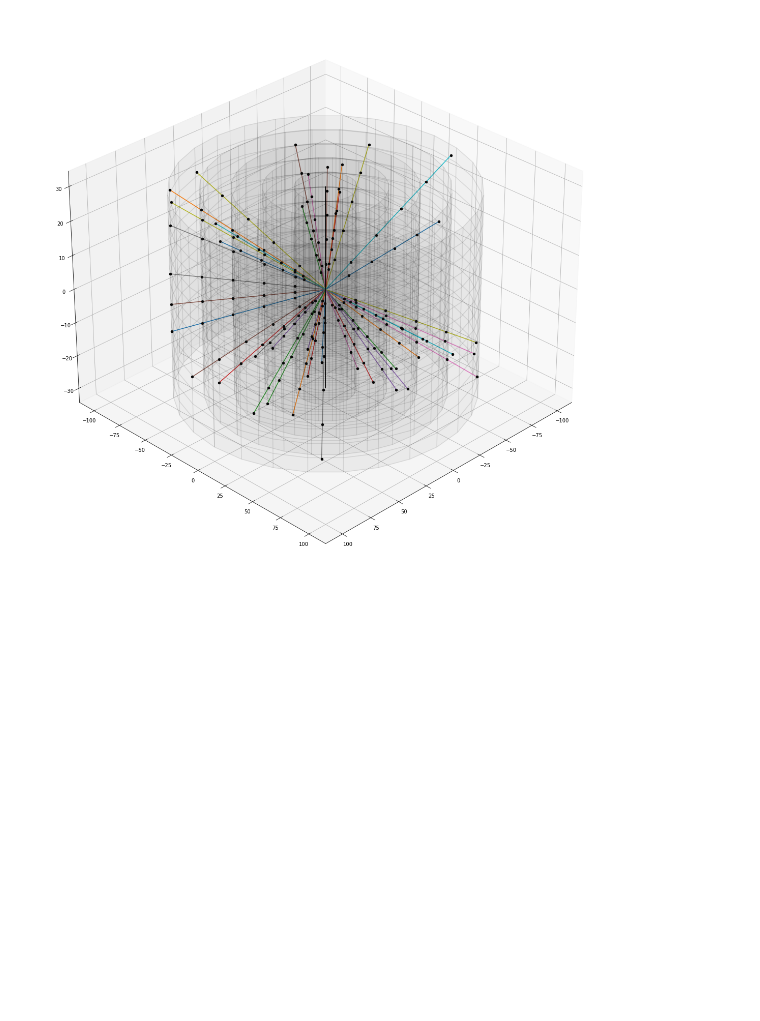
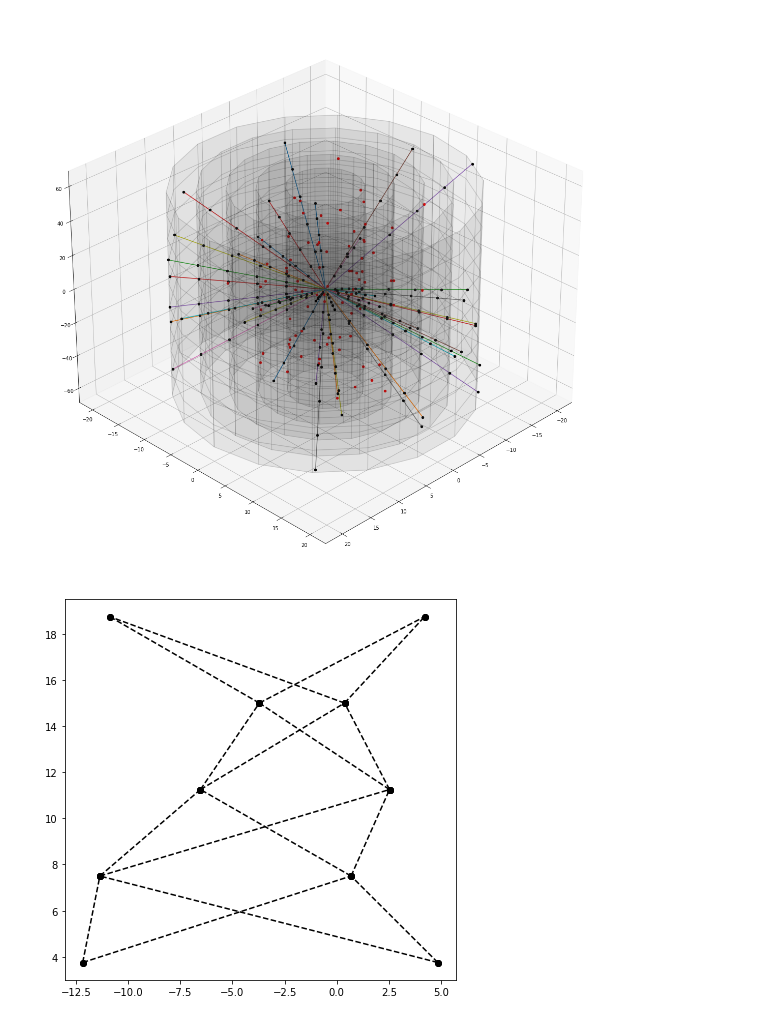
Before and after one commit to PabloReoyo/Qiskit, a Jupyter notebook: EventoVQE.ipynb, the cells around one changed output. Cells and saved outputs as stored; diff of their text form; code cells hidden in the pictures; blank space fills up the shorter version.

```diff
--- a/EventoVQE.ipynb
+++ b/EventoVQE.ipynb
@@ -83,7 +175,8 @@ class Event():
         Args:
 
             num: número de trazas forman el evento
-            ruido: valor entre 0 y 1 que determine la cantidad de ruido
+            ruido: multiplicador de num que determine la cantidad de ruido. ruido= 1 muestra que hay el mismo número de trazas
+            que de hits de ruido
 
 
 
@@ -110,14 +203,13 @@ class Event():
             point_rand[k]=0
 
             trayec_rand[k][0]=np.random.uniform(0,2*np.pi,1)
-            trayec_rand[k][1]=np.random.uniform(-h/2,h/2,1)
+            trayec_rand[k][1]=np.random.uniform(-0.5*h, h/8,1)*(-1)**np.random.randint(2)
             pos_hits[int(capas*k):int(capas*k+capas)]=inv_Tracker(capas,r_min,r_max,h).detects(trayec_rand[k],point_rand[k])
 
         for i in range(int(self.num*self.ruido)):
 
             pos_ruido[i][0]=np.random.uniform(0,2*np.pi,1)
-            pos_ruido[i][1]=np.random.uniform(-h/3,h/3,1)
-
+            pos_ruido[i][1]=np.random.uniform(-0.5*h, h/8,1)*(-1)**np.random.randint(2)
             pos_ruido[i][2]=int(np.abs((np.random.normal(0,1)))+1)
 
 
@@ -146,21 +238,21 @@ class Event():
         env = fig1.add_subplot(111, projection='3d')
 
         # DETECTORES
-        no_values = 15
-        for i in range(capas+1): # El primero es el beam
+        no_values = 10
+        for i in range(capas): # El primero es el beam
 
             phi_cyl = np.linspace(abrir, cerrar, no_values)
-            x_walls = (r_min+(i-1)*r_paso)* np.cos(phi_cyl)
+            x_walls = (r_min+(i)*r_paso)* np.cos(phi_cyl)
             z_walls = np.linspace(-h/2, h/2, no_values)
             x2D_walls, z2D_walls = np.meshgrid(x_walls, z_walls)
-            y2D_walls = np.sqrt((r_min+(i-1)*r_paso)**2 - x2D_walls**2)
+            y2D_walls = np.sqrt((r_min+(i)*r_paso)**2 - x2D_walls**2)
 
 
             # Detector i
-            env.plot_surface(x2D_walls, -y2D_walls, z2D_walls, color='grey', alpha=0.05)
-            env.plot_surface(x2D_walls, y2D_walls, z2D_walls, color='grey', alpha=0.05)
-            env.plot_wireframe(x2D_walls, y2D_walls, z2D_walls, rstride=1, cstride =1,color='k', alpha=0.1)
-            env.plot_wireframe(x2D_walls, -y2D_walls, z2D_walls, rstride=1, cstride =1,color='k', alpha=0.1)
+            env.plot_surface(x2D_walls, -y2D_walls, z2D_walls, color='grey', alpha=0.09)
+            env.plot_surface(x2D_walls, y2D_walls, z2D_walls, color='grey', alpha=0.09)
+            env.plot_wireframe(x2D_walls, y2D_walls, z2D_walls, rstride=1, cstride =1,color='k', alpha=0.15)
+            env.plot_wireframe(x2D_walls, -y2D_walls, z2D_walls, rstride=1, cstride =1,color='k', alpha=0.15)
 
         # TRAZAS
 
@@ -214,6 +306,7 @@ class Event():
         cont1=0
         cont2=0
         base=hits_por_capa
+        plt.rcParams["figure.figsize"] = (7,7)
         for i in range(edges):
 
             a[i][[0,1]]=[cont1,base+cont2] # Hits involucrados
@@ -252,10 +345,10 @@ class Event():
         mult=25 # Magnitud del término de los cosenos
         TOL=0.175 # Mínimo de cada coseno
         alpha=5*mult*TOL # Magnitud para la no repetición de aristas
-        beta=mult*TOL/5 # Magnitud para evitar las aristas sueltas
-        k=[9,7,5,1,1] # Cambios en la pendiente del coseno (impar)
+        beta=mult*TOL/3 # Magnitud para evitar las aristas sueltas
+        k=[11,9,5,1,1] # Cambios en la pendiente del coseno (impar)
         zeta=2 # Exponente del término de origen (par)
-        eta= 0.025 # Magnitud del término de origen
+        eta= 0.0025 # Magnitud del término de origen
 
         # Contadores para rellenar la matriz
         cont1=0
@@ -306,9 +399,11 @@ class Event():
         file.close()
         return weights
 # %%
-# De momento no está implementado para que coja los datos de este evento
-event=Event(40,0)
-#event.show_event(0,np.pi,np.pi/4,np.pi/6)
+#  De momento no está implementado para que coja los datos de este evento
+event=Event(40,2)
+event.show_event(0,np.pi,np.pi/4,np.pi/6)
+event.export_event()
 a=event.export_edges()
 # %% [output]
-[figure, old version]
+[figure, new version]
+[figure, added]
```
Also changed, not shown: parts of 15 cells of this notebook.
